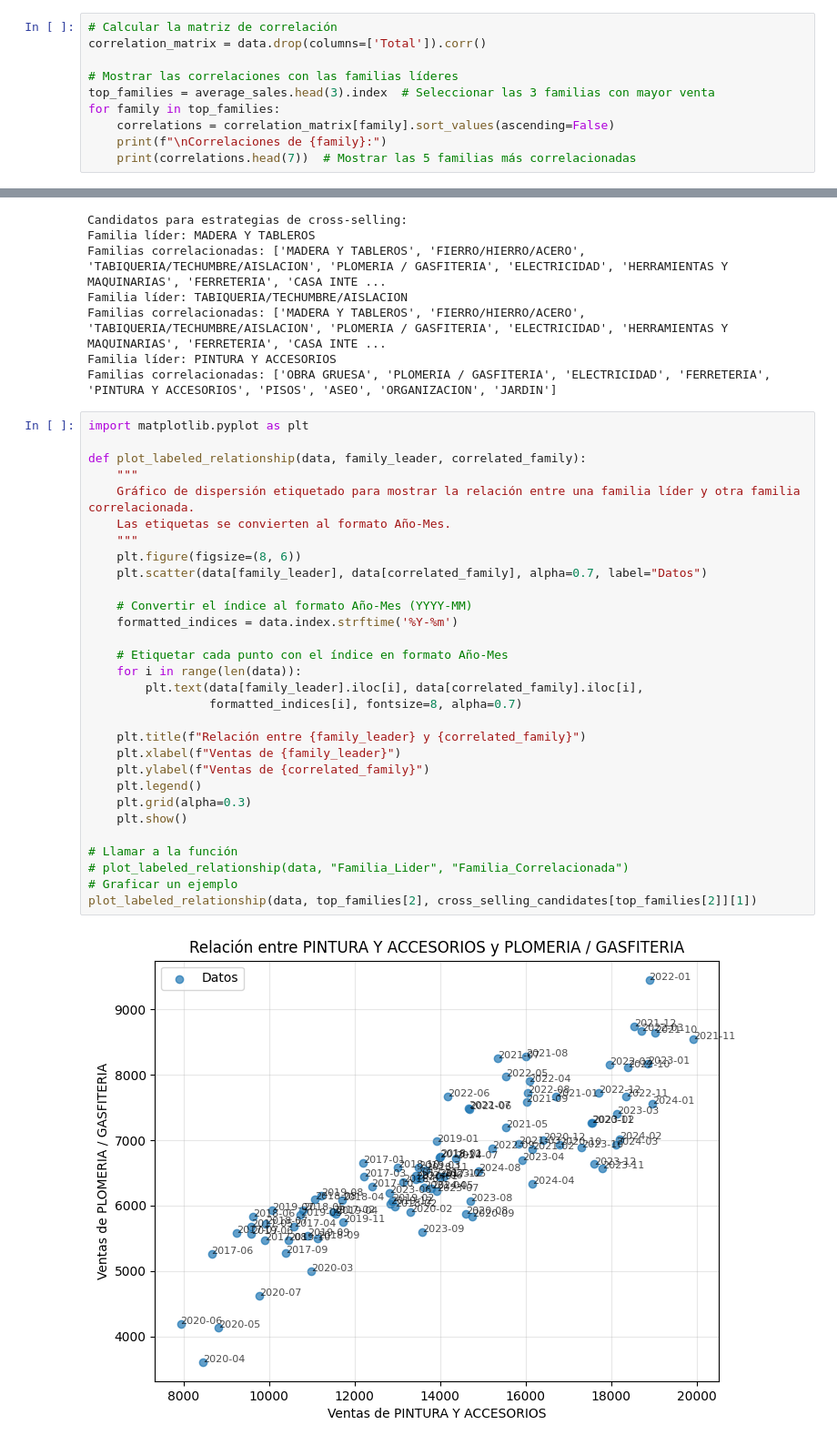
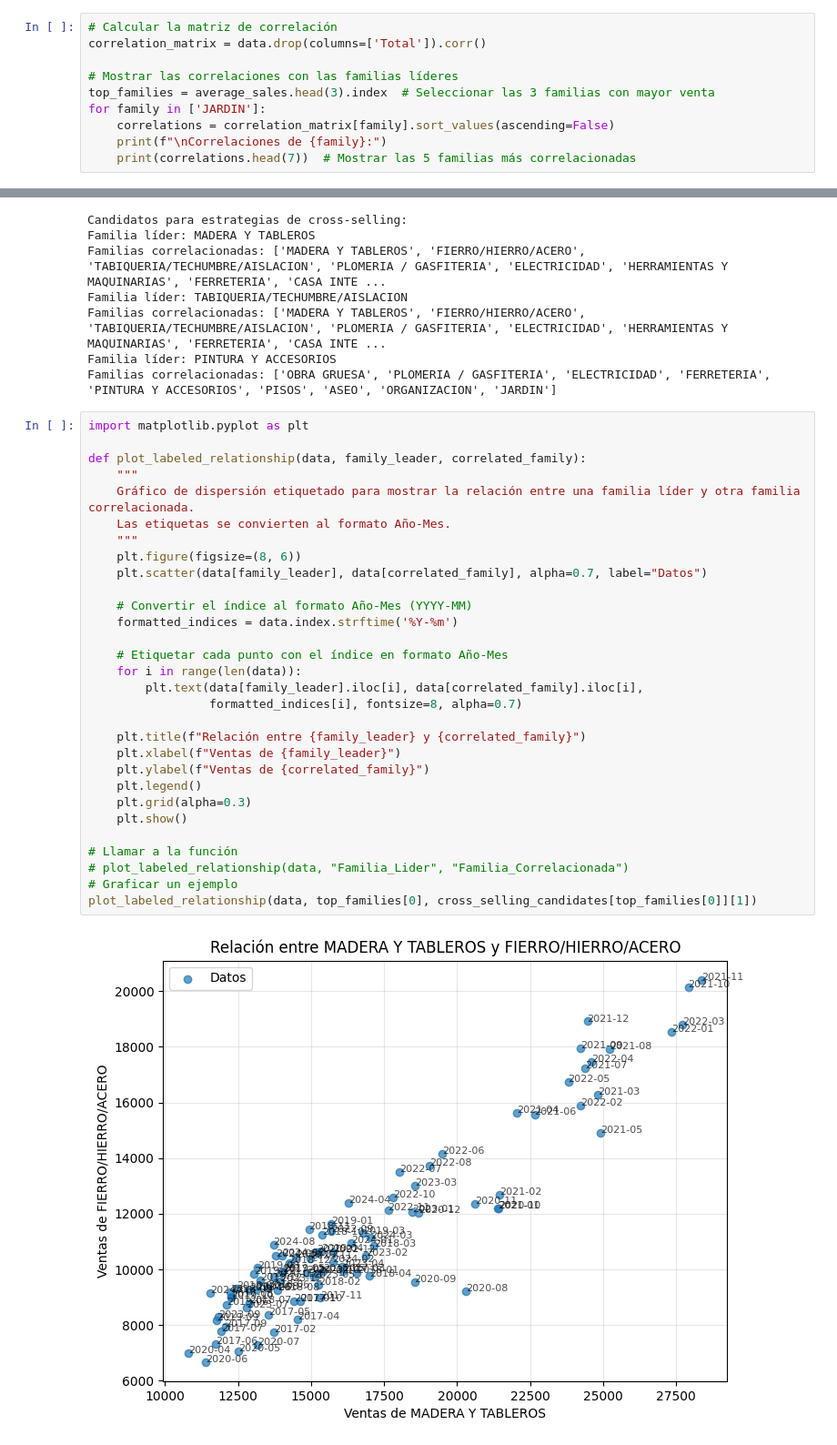
Before and after one commit to sightes/2025_Advance_Models_UBO, a Jupyter notebook: Tarea_electivo_profundizacion_1/actividad evaluada.ipynb, the cells around one changed output, grey strips where cells are left out. Shown at 91% size. Cells and saved outputs as stored; diff of their text form.

```diff
--- a/Tarea_electivo_profundizacion_1/actividad evaluada.ipynb
+++ b/Tarea_electivo_profundizacion_1/actividad evaluada.ipynb
@@ -375,7 +307,7 @@ correlation_matrix = data.drop(columns=['Total']).corr()
 
 # Mostrar las correlaciones con las familias líderes
 top_families = average_sales.head(3).index  # Seleccionar las 3 familias con mayor venta
-for family in top_families:
+for family in ['JARDIN']:
     correlations = correlation_matrix[family].sort_values(ascending=False)
     print(f"\nCorrelaciones de {family}:")
     print(correlations.head(7))  # Mostrar las 5 familias más correlacionadas
@@ -420,32 +344,32 @@ Familias correlacionadas: ['OBRA GRUESA', 'PLOMERIA / GASFITERIA', 'ELECTRICIDAD
 # %%
 import matplotlib.pyplot as plt
 
 def plot_labeled_relationship(data, family_leader, correlated_family):
     """
     Gráfico de dispersión etiquetado para mostrar la relación entre una familia líder y otra familia correlacionada.
     Las etiquetas se convierten al formato Año-Mes.
     """
     plt.figure(figsize=(8, 6))
     plt.scatter(data[family_leader], data[correlated_family], alpha=0.7, label="Datos")
 
     # Convertir el índice al formato Año-Mes (YYYY-MM)
     formatted_indices = data.index.strftime('%Y-%m')
 
     # Etiquetar cada punto con el índice en formato Año-Mes
     for i in range(len(data)):
         plt.text(data[family_leader].iloc[i], data[correlated_family].iloc[i],
                  formatted_indices[i], fontsize=8, alpha=0.7)
 
     plt.title(f"Relación entre {family_leader} y {correlated_family}")
     plt.xlabel(f"Ventas de {family_leader}")
     plt.ylabel(f"Ventas de {correlated_family}")
     plt.legend()
     plt.grid(alpha=0.3)
     plt.show()
 
 # Llamar a la función
 # plot_labeled_relationship(data, "Familia_Lider", "Familia_Correlacionada")
 # Graficar un ejemplo
-plot_labeled_relationship(data, top_families[2], cross_selling_candidates[top_families[2]][1])
+plot_labeled_relationship(data, top_families[0], cross_selling_candidates[top_families[0]][1])
 # %% [output]
-[figure, old version]
+[figure, new version]
```
Also changed, not shown: parts of 14 cells of this notebook.
